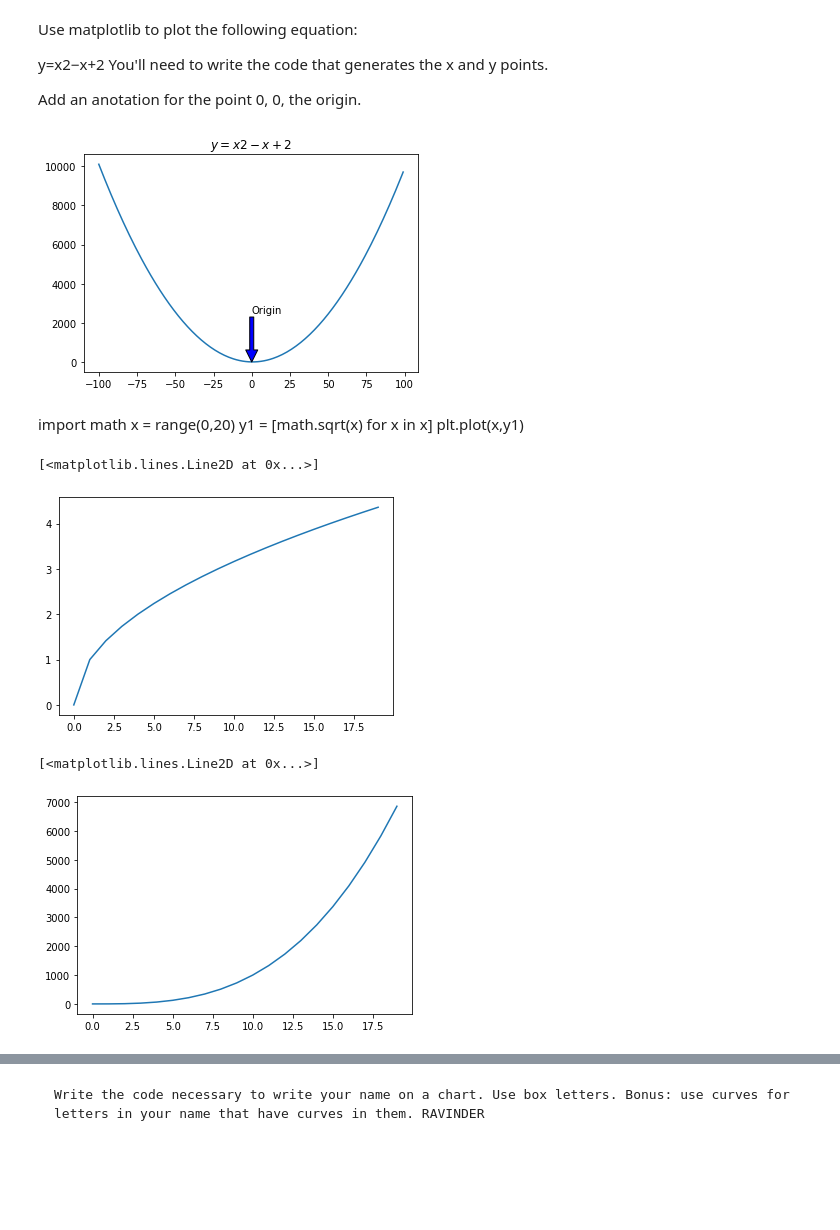
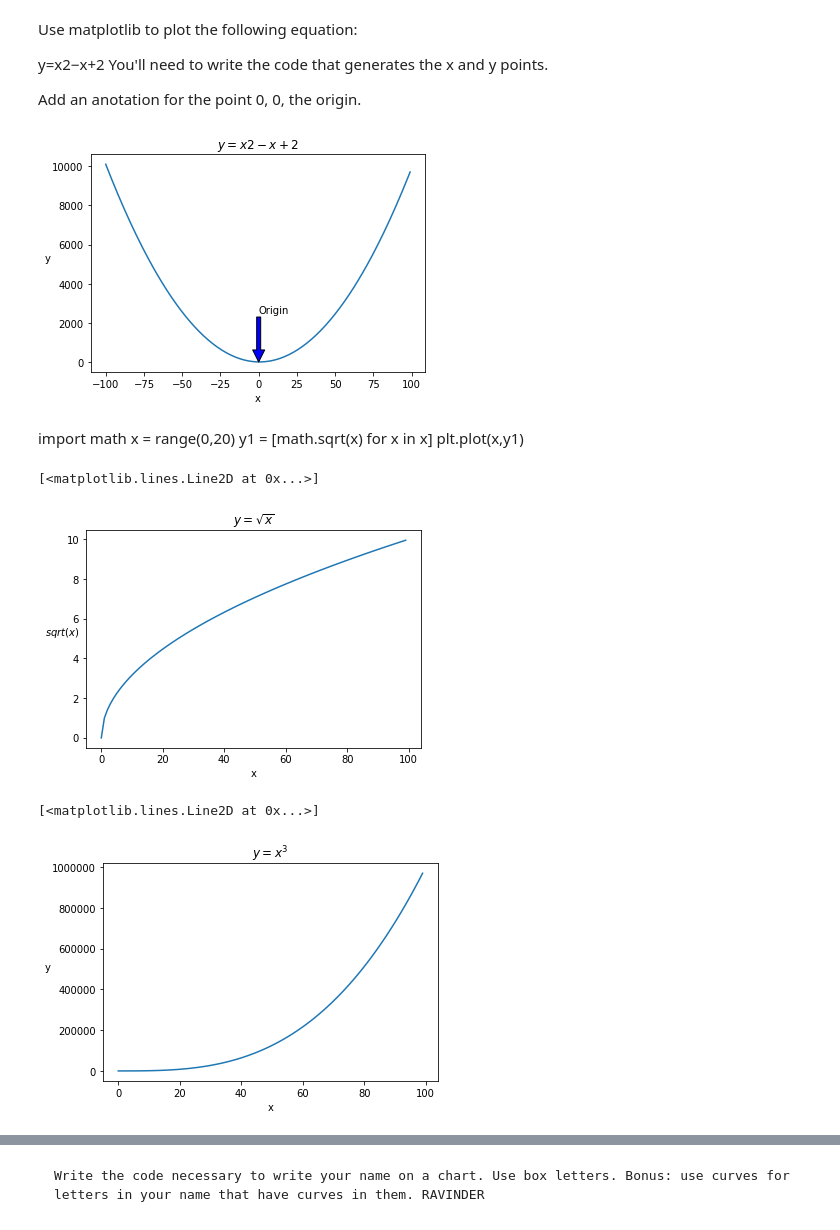
Before and after one commit to ravinder79/python-exercises, a Jupyter notebook: 4.8.2_matplotlib_exercises.ipynb, the cells around one changed output, grey strips where cells are left out. Cells and saved outputs as stored; diff of their text form; code cells hidden in the pictures; blank space fills up the shorter version.

```diff
--- a/4.8.2_matplotlib_exercises.ipynb
+++ b/4.8.2_matplotlib_exercises.ipynb
@@ -18,9 +18,11 @@ plt.plot(x,y)
 plt.title('$y = x2 -x + 2$')
 plt.annotate('Origin', xy=(0, 0), xytext=(0, 2500),
              arrowprops={'facecolor': 'blue'})
+plt.xlabel("x")
+plt.ylabel("y", rotation = 0)
 plt.show()
 # %% [output]
-[figure, old version]
+[figure, new version]
 # %% [markdown]
 import math
 x = range(0,20)
@@ -28,16 +30,22 @@ y1 = [math.sqrt(x) for x in x]
 plt.plot(x,y1)
 # %%
 import math
-x = range(0,20)
+x = range(0,100)
 y1 = [math.sqrt(x) for x in x]
+plt.title('$y = \sqrt{x}$')
+plt.xlabel("x")
+plt.ylabel("$sqrt(x)$", rotation = 0)
 plt.plot(x,y1)
 # %% [output]
 [<matplotlib.lines.Line2D at 0x...>]
-[figure, old version]
+[figure, new version]
 # %%
-x = range(0,20)
+x = range(0,100)
 y2 = [x**3 for x in x]
+plt.title('$y = x^3$')
+plt.xlabel("x")
+plt.ylabel("y", rotation = 0)
 plt.plot(x,y2)
 # %% [output]
 [<matplotlib.lines.Line2D at 0x...>]
-[figure, old version]
+[figure, new version]
```
Also changed, not shown: parts of 6 cells of this notebook, 1 other file.
